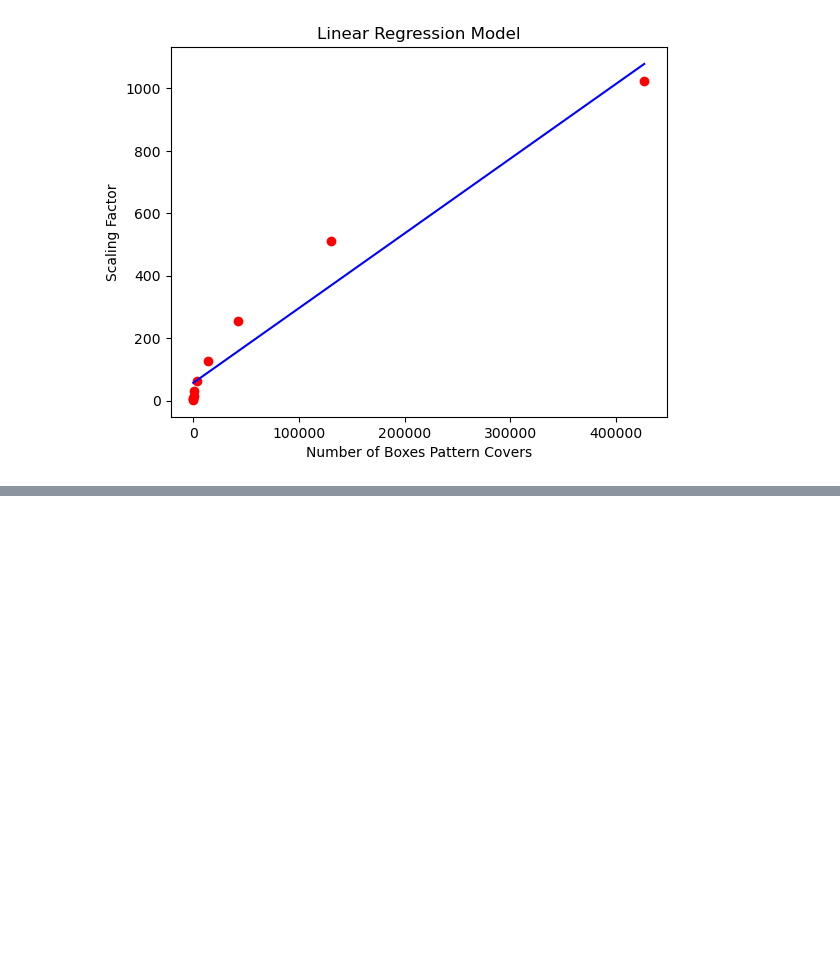
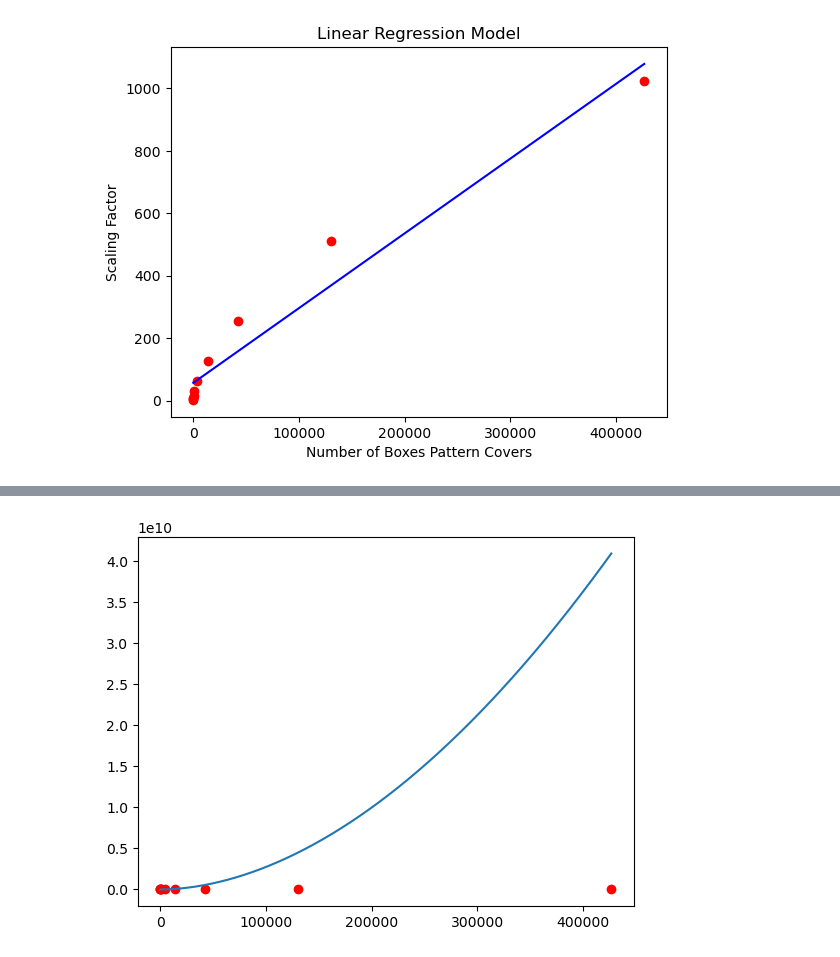
Before and after one commit to nathan-barry/fractal-dimension-calculator, a Jupyter notebook: fractal-dimension.ipynb, the cells around one changed output, grey strips where cells are left out. Saved outputs shown, nothing was run; the diff lists cells and outputs as text; code cells hidden in the pictures; blank space fills up the shorter version.

```diff
--- a/fractal-dimension.ipynb
+++ b/fractal-dimension.ipynb
@@ -231,0 +275,4 @@ plt.show()
+# %%
+graph(f'{1.34934}*(x**{1.86152})', range(0, 427023), x, y)
+# %% [output]
+[figure, added]
```
Also changed, not shown: parts of 13 cells of this notebook.
